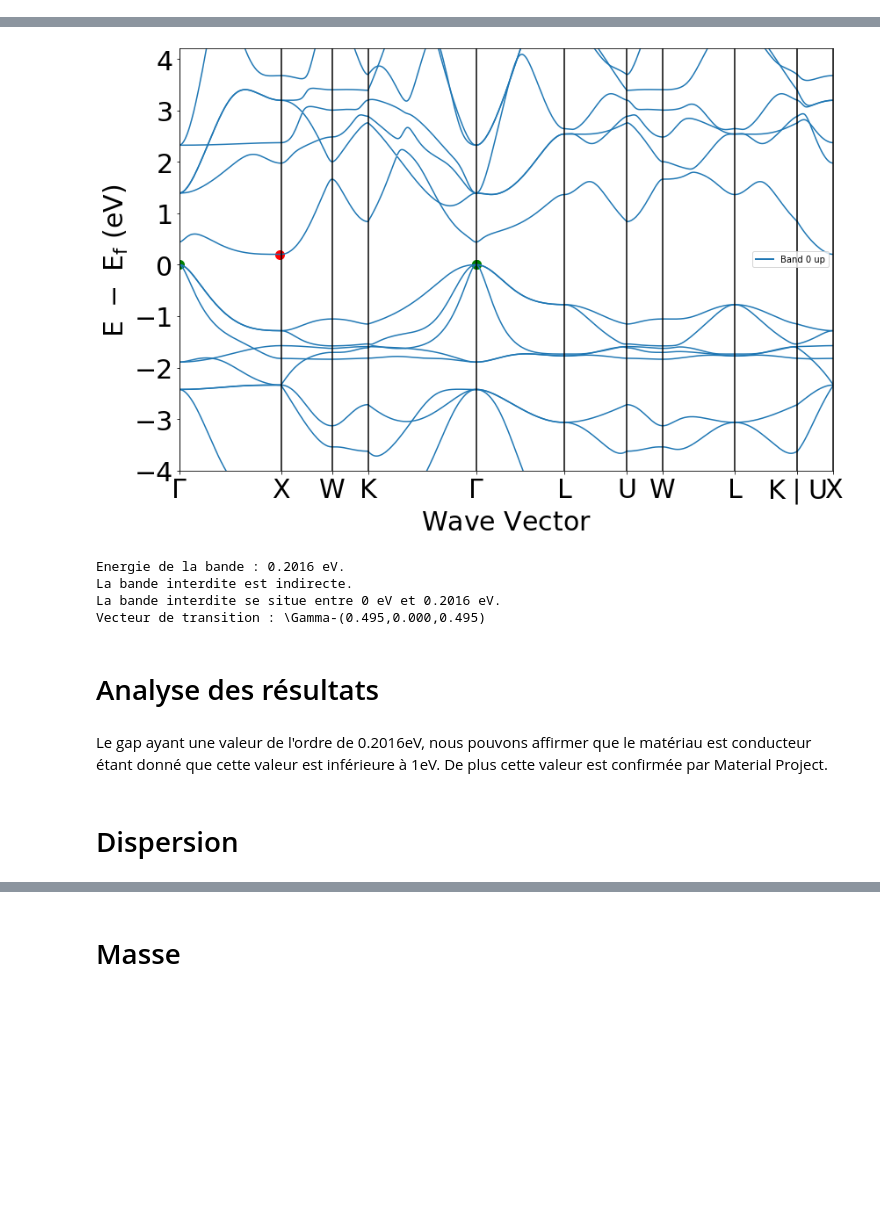
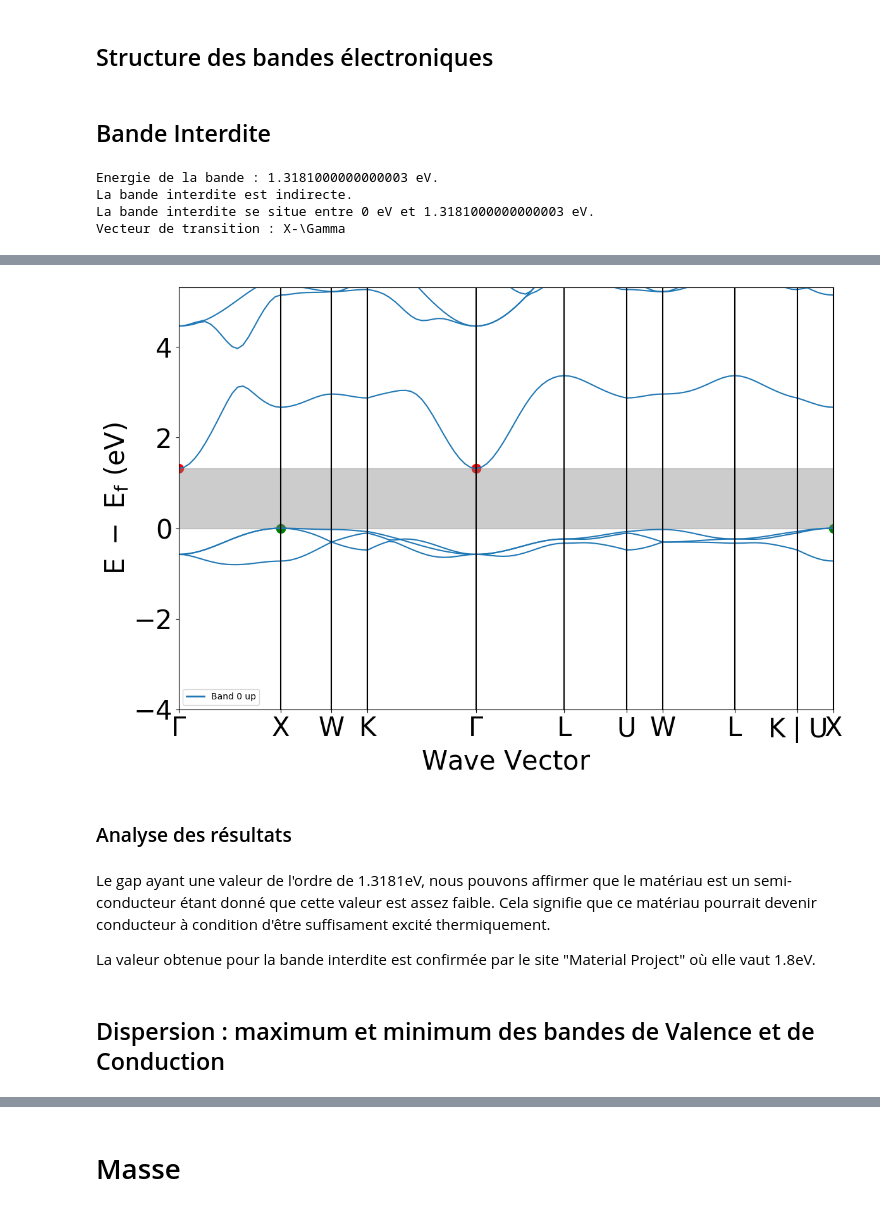
Before and after one commit to MariusJacquet/lmapr1492, a Jupyter notebook: el_bands.ipynb, the cells around one changed output, grey strips where cells are left out. Saved outputs shown, nothing was run; the diff lists cells and outputs as text; code cells hidden in the pictures; blank space fills up the shorter version.

```diff
--- a/el_bands.ipynb
+++ b/el_bands.ipynb
@@ -1,2 +3,4 @@
+# %% [markdown]
+## Structure des bandes électroniques
 # %%
 from pymatgen.ext.matproj import MPRester
@@ -8,9 +10,35 @@ from pymatgen.electronic_structure.plotter import BSPlotter
 import numpy as np
 import matplotlib.pyplot as plt
 # %%
+#Récupération des données de structures de bande
+
 with MPRester("eydjkyvaohvx0D8I") as m:
-    structure = m.get_bandstructure_by_material_id("mp-30460")
+    structure = m.get_bandstructure_by_material_id("mp-1394")
+# %% [markdown]
+## Bande Interdite
+# %%
+#Valeurs de la bande interdite
+
+gap = structure.get_band_gap()
+e_band = gap.get('energy')
+print('Energie de la bande :', e_band, 'eV.')
+if gap.get('direct') == False:
+    print('La bande interdite est indirecte.')
+else:
+    print('La bande interdite est directe.')
+
+print('La bande interdite se situe entre 0 eV et {} eV.'.format(e_band))
+print("Vecteur de transition :", gap['transition'])
+# %% [output]
+Energie de la bande : 1.3181000000000003 eV.
+La bande interdite est indirecte.
+La bande interdite se situe entre 0 eV et 1.3181000000000003 eV.
+Vecteur de transition : X-\Gamma
 # %%
+#Plot des bandes de valence et conduction
+
 plot = BSPlotter(structure)
 plot.get_plot(vbm_cbm_marker=True)
+plt.fill_between(x, 0.0, e_band, color="grey", alpha=0.4)
+plt.show()
 # %% [output]
@@ -18,26 +45,12 @@ plot.get_plot(vbm_cbm_marker=True)
-[figure, old version]
+[figure, new version]
-# %%
-gap = structure.get_band_gap()
-e_band = gap.get('energy')
-print('Energie de la bande :', e_band, 'eV.')
-if gap.get('direct') == False:
-    print('La bande interdite est indirecte.')
-else:
-    print('La bande interdite est directe.')
-
-print('La bande interdite se situe entre 0 eV et {} eV.'.format(e_band))
-print("Vecteur de transition :", gap['transition'])
-# %% [output]
-Energie de la bande : 0.2016 eV.
-La bande interdite est indirecte.
-La bande interdite se situe entre 0 eV et 0.2016 eV.
-Vecteur de transition : \Gamma-(0.495,0.000,0.495)
 # %% [markdown]
-# Analyse des résultats
+### Analyse des résultats
 # %% [markdown]
-Le gap ayant une valeur de l'ordre de 0.2016eV, nous pouvons affirmer que le matériau est conducteur étant donné que cette valeur est inférieure à 1eV. De plus cette valeur est confirmée par Material Project.
+Le gap ayant une valeur de l'ordre de 1.3181eV, nous pouvons affirmer que le matériau est un semi-conducteur étant donné que cette valeur est assez faible. Cela signifie que ce matériau pourrait devenir conducteur à condition d'être suffisament excité thermiquement.
+
+La valeur obtenue pour la bande interdite est confirmée par le site "Material Project" où elle vaut 1.8eV.
 # %% [markdown]
-# Dispersion
+## Dispersion : maximum et minimum des bandes de Valence et de Conduction
 # %%
 data = plotter.BSPlotter(structure).bs_plot_data()
 E_0 = data.get('zero_energy')
```
Also changed, not shown: parts of 12 cells of this notebook.
